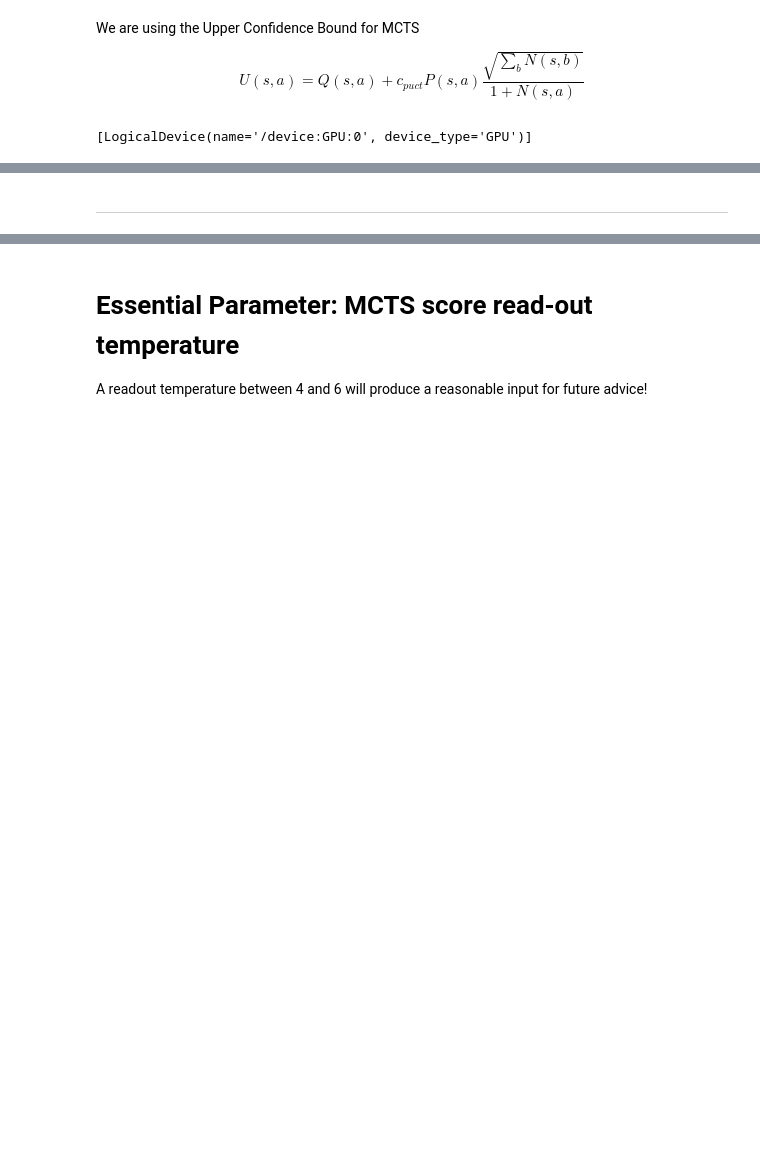
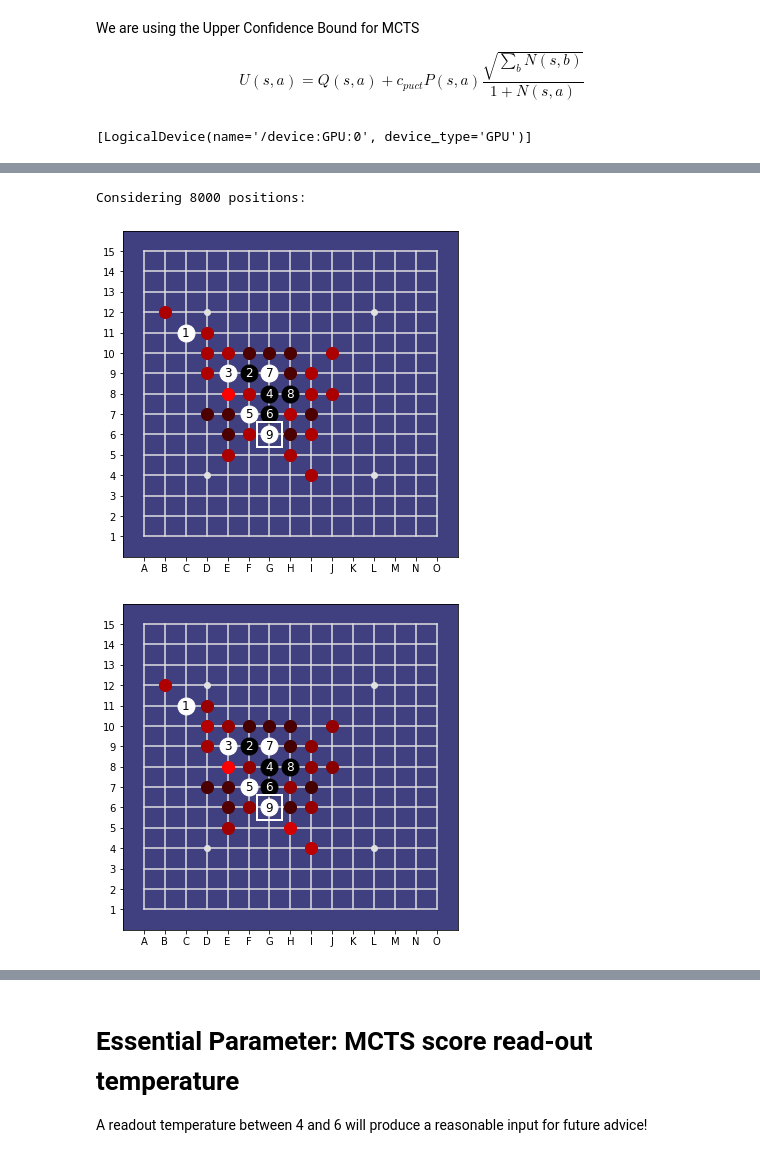
Before and after one commit to Project-Ellie/DeepGomoku, a Jupyter notebook: notebooks/MCTS_Explore_Exploit.ipynb, the cells around one changed output, grey strips where cells are left out. Saved outputs shown, nothing was run; the diff lists cells and outputs as text; code cells hidden in the pictures; blank space fills up the shorter version.

Commit message:
very promising initial policy and value models

```diff
--- a/notebooks/MCTS_Explore_Exploit.ipynb
+++ b/notebooks/MCTS_Explore_Exploit.ipynb
@@ -28,4 +26,4 @@ tf.config.list_logical_devices('GPU')
 # %% [output]
 [LogicalDevice(name='/device:GPU:0', device_type='GPU')]
 # %%
-BOARD_SIZE=19
+BOARD_SIZE = 15
@@ -56,2 +62,26 @@ board = GomokuBoard(BOARD_SIZE, stones=stones)
-# %% [markdown]
----
+# %%
+from aegomoku.policies.topological_value import TopologicalValuePolicy
+
+stones = [C11, F9, E9, G8, F7, G7, G9, H8, G6]
+from aegomoku.policies.heuristic_advice import HeuristicAdviserParams, HeuristicAdviser
+policy_params = HeuristicAdviserParams(board_size=BOARD_SIZE, advice_threshold=.2)
+
+
+def create_adviser(params):
+    value_model = TopologicalValuePolicy(board_size=BOARD_SIZE, value_gauge=0.01)
+    return HeuristicAdviser(params, value_model)
+
+the_game = Game(BOARD_SIZE, initializer=ConstantBoardInitializer(stones))
+mcts_params = MctsParams(cpuct=1.0, num_simulations=8000, temperature=0.0)
+# %%
+player = PolicyAdvisedGraphSearchPlayer(the_game, create_adviser, mcts_params, policy_params)
+board = GomokuBoard(BOARD_SIZE, stones=stones)
+adviser = create_adviser(policy_params)
+analyse_board(BOARD_SIZE, stones, adviser, disp_width=6)
+mcts = player.mcts
+mcts_advice = player.mcts.get_action_prob(board, temperature=1.0)
+analyse_board(BOARD_SIZE, stones, mcts_advice, disp_width=6, policy_cutoff=.001)
+# %% [output]
+Considering 8000 positions:
+[figure, added]
+[figure, added]
```
Also changed, not shown: parts of 18 cells of this notebook, 13 other files.
